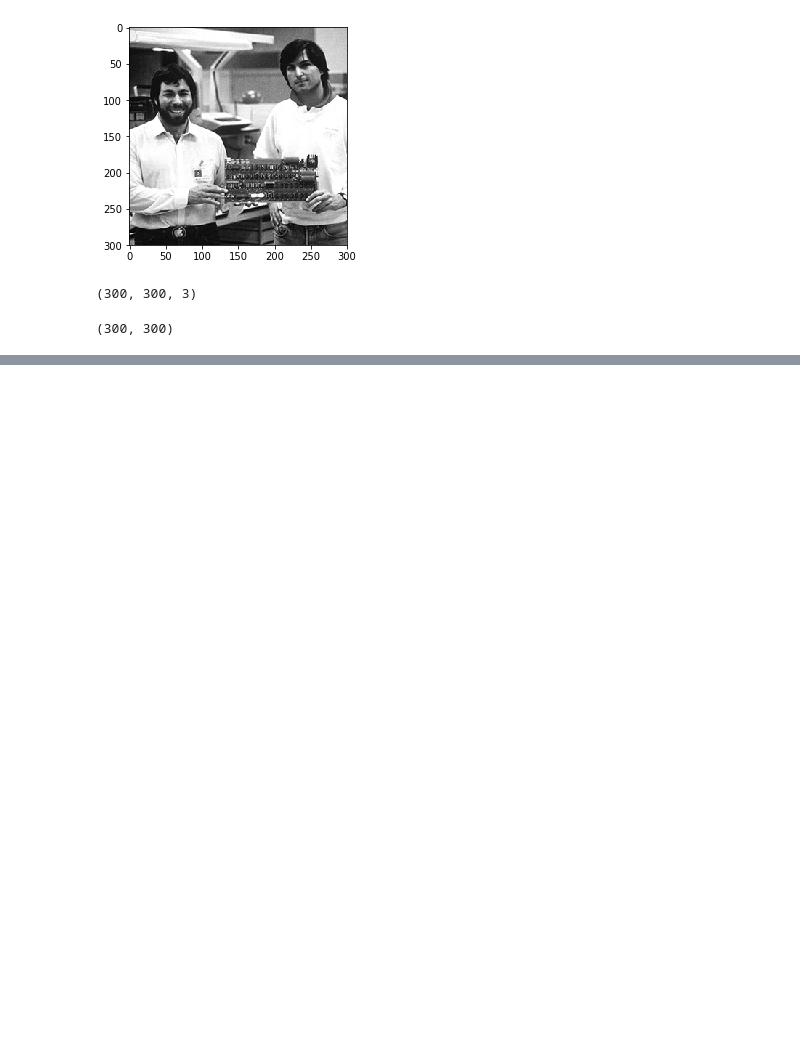
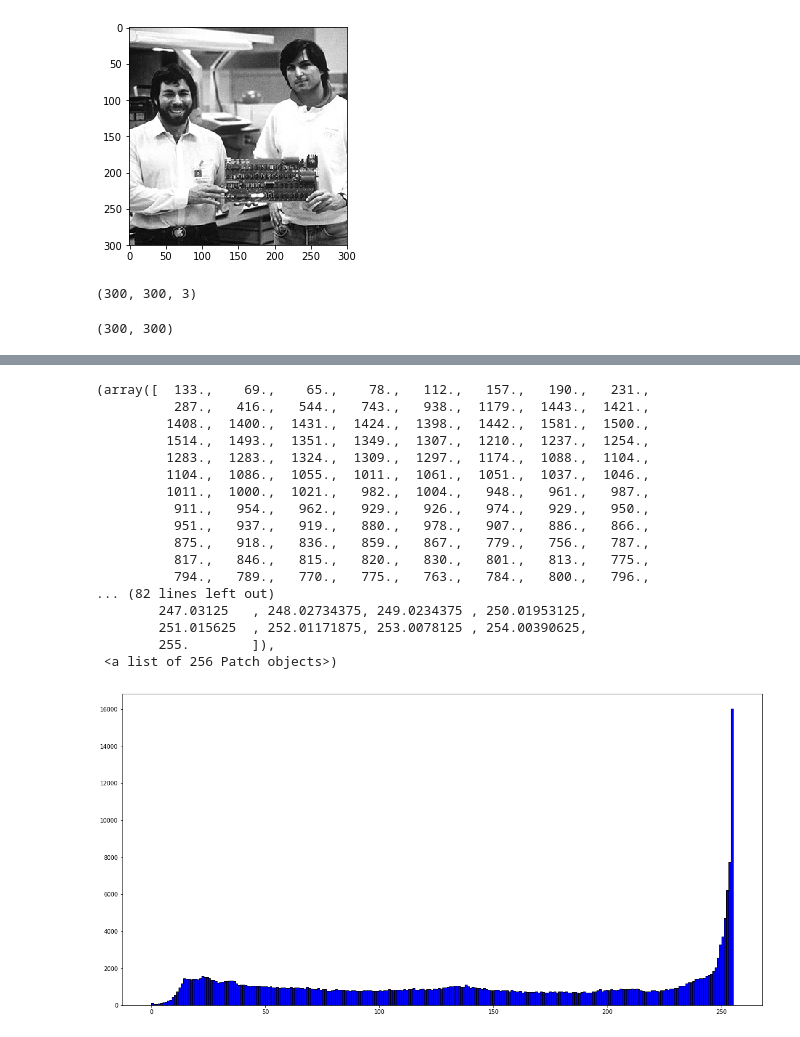
Before and after one commit to Cpicon/ProcesamientoImagenes, a Jupyter notebook: Laboratorio1.ipynb, the cells around one changed output, grey strips where cells are left out. Saved outputs shown, nothing was run; the diff lists cells and outputs as text; code cells hidden in the pictures; blank space fills up the shorter version.

```diff
--- a/Laboratorio1.ipynb
+++ b/Laboratorio1.ipynb
@@ -60,0 +112,24 @@ np.shape(gray)
+# %%
+flatten_img = img.ravel()
+# %%
+plt.figure(figsize=(20,10))
+plt.hist(flatten_img, bins=256, range=(0,255), fc='b', ec='k')
+# %% [output]
+(array([  133.,    69.,    65.,    78.,   112.,   157.,   190.,   231.,
+          287.,   416.,   544.,   743.,   938.,  1179.,  1443.,  1421.,
+         1408.,  1400.,  1431.,  1424.,  1398.,  1442.,  1581.,  1500.,
+         1514.,  1493.,  1351.,  1349.,  1307.,  1210.,  1237.,  1254.,
+         1283.,  1283.,  1324.,  1309.,  1297.,  1174.,  1088.,  1104.,
+         1104.,  1086.,  1055.,  1011.,  1061.,  1051.,  1037.,  1046.,
+         1011.,  1000.,  1021.,   982.,  1004.,   948.,   961.,   987.,
+          911.,   954.,   962.,   929.,   926.,   974.,   929.,   950.,
+          951.,   937.,   919.,   880.,   978.,   907.,   886.,   866.,
+          875.,   918.,   836.,   859.,   867.,   779.,   756.,   787.,
+          817.,   846.,   815.,   820.,   830.,   801.,   813.,   775.,
+          794.,   789.,   770.,   775.,   763.,   784.,   800.,   796.,
+... (82 lines left out)
+        247.03125   , 248.02734375, 249.0234375 , 250.01953125,
+        251.015625  , 252.01171875, 253.0078125 , 254.00390625,
+        255.        ]),
+ <a list of 256 Patch objects>)
+[figure, added]
```
Also changed, not shown: parts of 12 cells of this notebook.
